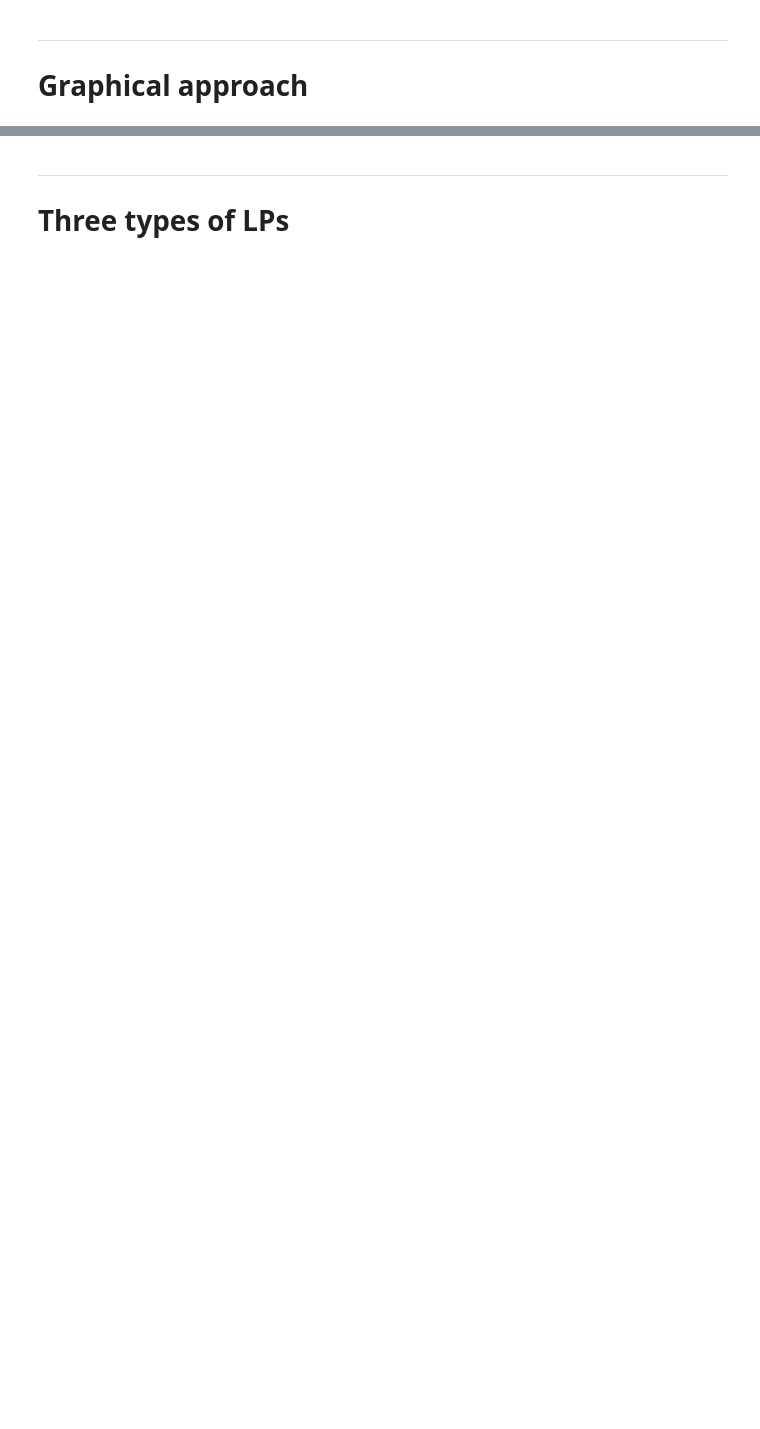
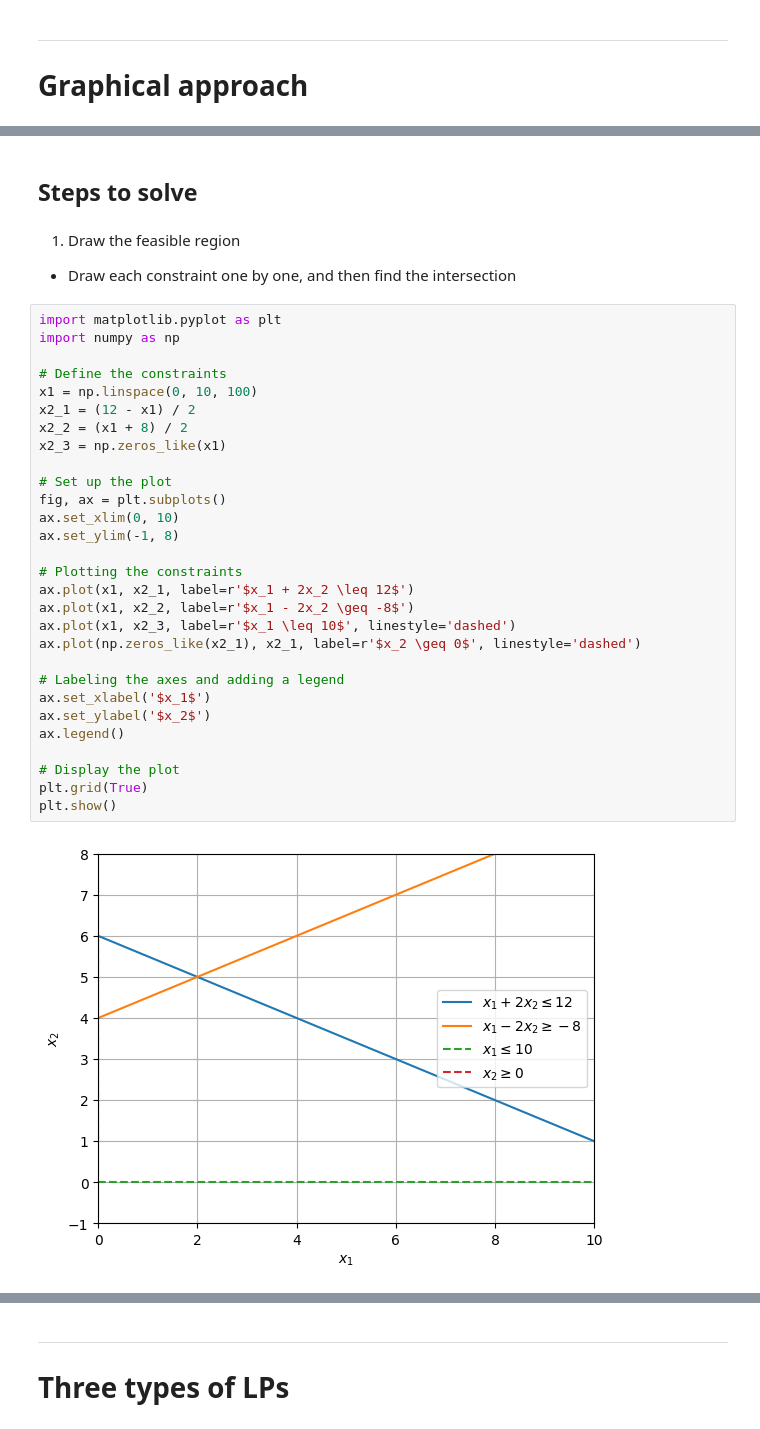
Before and after one commit to IsabelCA01/Course_Operations_Research_1, a Jupyter notebook: week2_notes.ipynb, the cells around one changed output, grey strips where cells are left out. Cells and saved outputs as stored; diff of their text form; blank space fills up the shorter version.

```diff
--- a/week2_notes.ipynb
+++ b/week2_notes.ipynb
@@ -146,0 +221,36 @@ $2x_{1} + x_{2} \geq 6$ is nonbinding at $(x_{1}, x_{2} =(2,8))$.
+# %% [markdown]
+## Steps to solve
+# %% [markdown]
+1. Draw the feasible region
+- Draw each constraint one by one, and then find the intersection
+# %%
+import matplotlib.pyplot as plt
+import numpy as np
+
+# Define the constraints
+x1 = np.linspace(0, 10, 100)
+x2_1 = (12 - x1) / 2
+x2_2 = (x1 + 8) / 2
+x2_3 = np.zeros_like(x1)
+
+# Set up the plot
+fig, ax = plt.subplots()
+ax.set_xlim(0, 10)
+ax.set_ylim(-1, 8)
+
+# Plotting the constraints
+ax.plot(x1, x2_1, label=r'$x_1 + 2x_2 \leq 12$')
+ax.plot(x1, x2_2, label=r'$x_1 - 2x_2 \geq -8$')
+ax.plot(x1, x2_3, label=r'$x_1 \leq 10$', linestyle='dashed')
+ax.plot(np.zeros_like(x2_1), x2_1, label=r'$x_2 \geq 0$', linestyle='dashed')
+
+# Labeling the axes and adding a legend
+ax.set_xlabel('$x_1$')
+ax.set_ylabel('$x_2$')
+ax.legend()
+
+# Display the plot
+plt.grid(True)
+plt.show()
+# %% [output]
+[figure, added]
```
Also changed, not shown: parts of 54 cells of this notebook, 2 other files.
